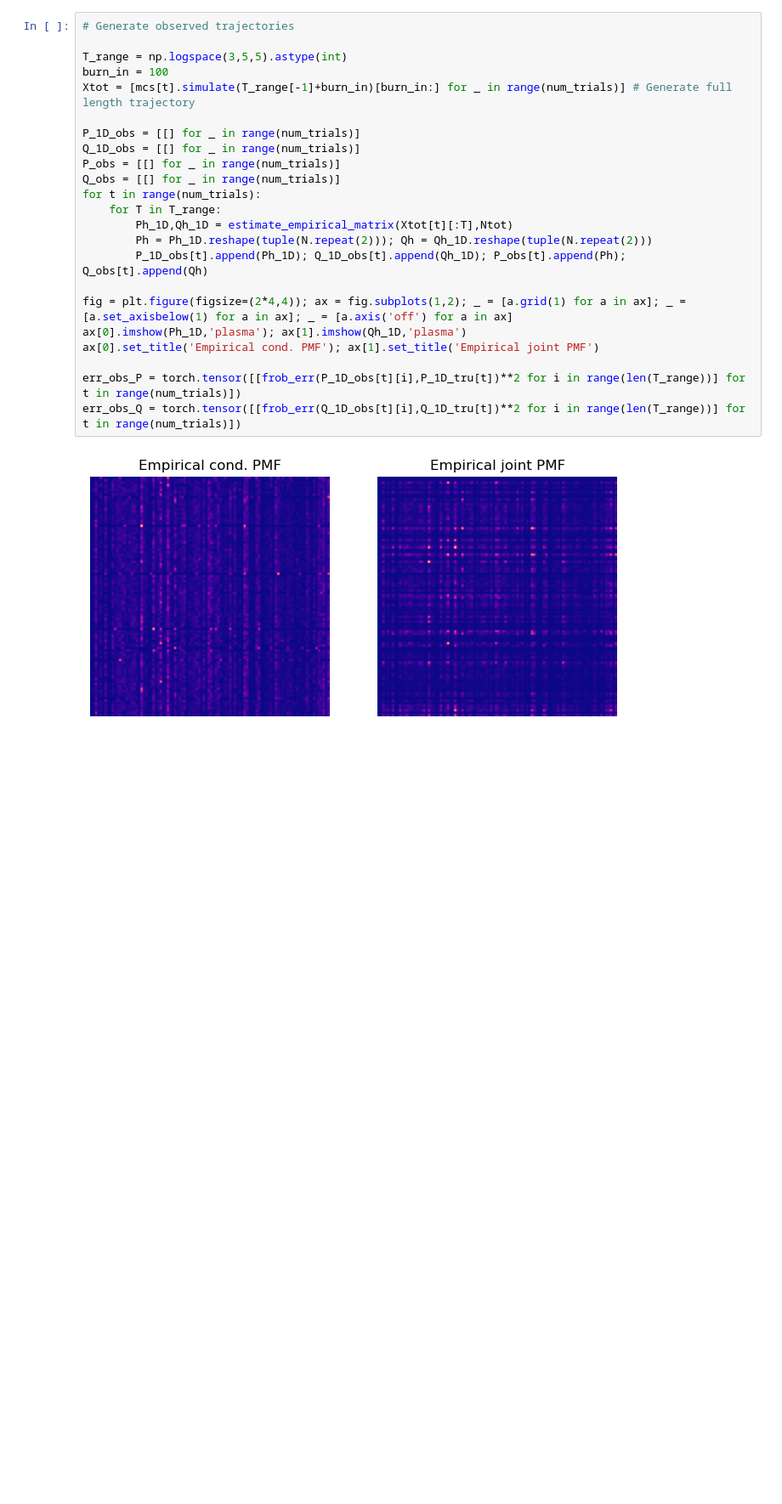
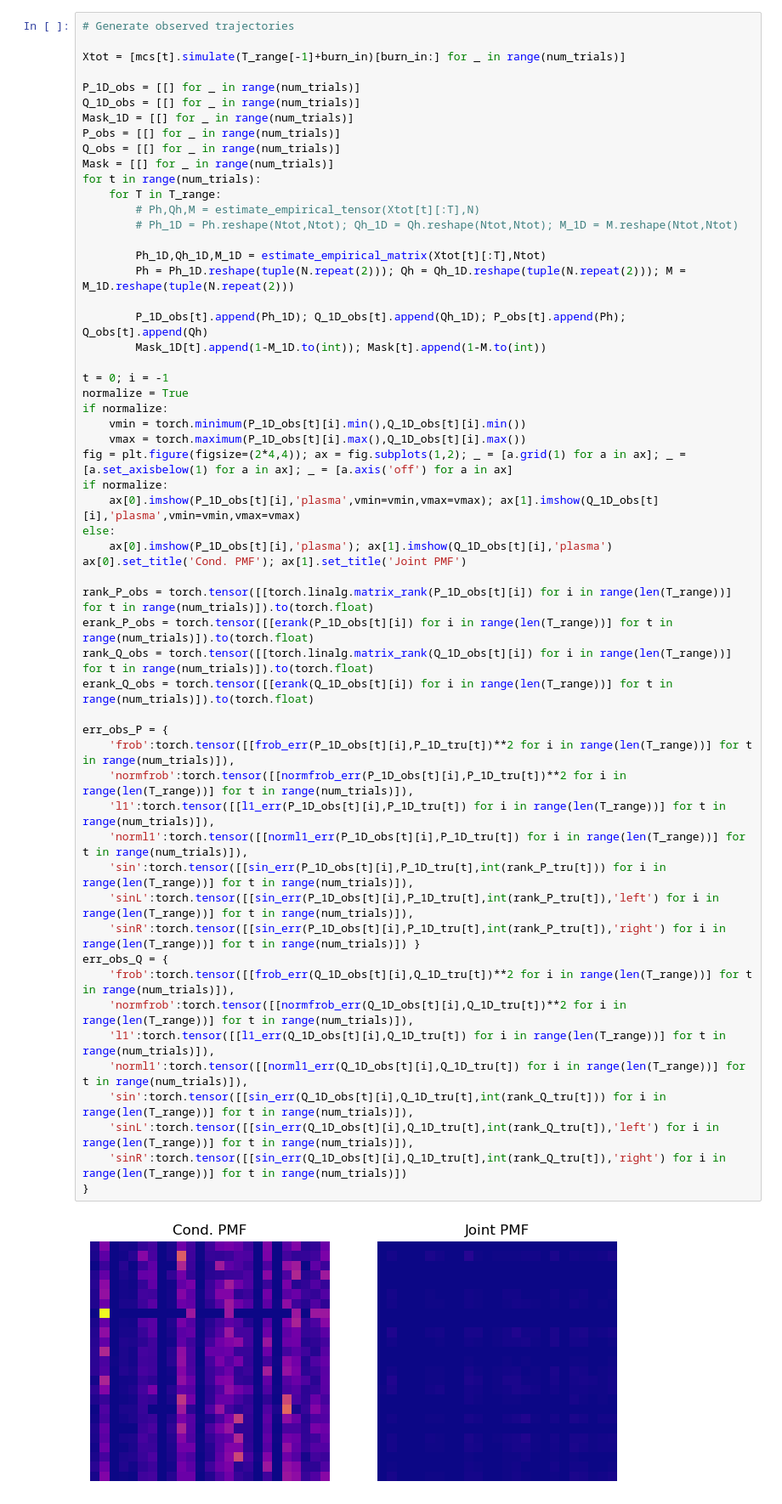
Before and after one commit to sergiorozada12/tensor-mc, a Jupyter notebook: synth_sim_examples.ipynb, the cells around one changed output. Shown at 85% size. Cells and saved outputs as stored; diff of their text form; blank space fills up the shorter version.

```diff
--- a/synth_sim_examples.ipynb
+++ b/synth_sim_examples.ipynb
@@ -42,25 +115,58 @@ Text(0.5, 1.0, 'Joint PMF')
 # %%
 # Generate observed trajectories
 
-T_range = np.logspace(3,5,5).astype(int)
-burn_in = 100
-Xtot = [mcs[t].simulate(T_range[-1]+burn_in)[burn_in:] for _ in range(num_trials)] # Generate full length trajectory
+Xtot = [mcs[t].simulate(T_range[-1]+burn_in)[burn_in:] for _ in range(num_trials)]
 
 P_1D_obs = [[] for _ in range(num_trials)]
 Q_1D_obs = [[] for _ in range(num_trials)]
+Mask_1D = [[] for _ in range(num_trials)]
 P_obs = [[] for _ in range(num_trials)]
 Q_obs = [[] for _ in range(num_trials)]
+Mask = [[] for _ in range(num_trials)]
 for t in range(num_trials):
     for T in T_range:
-        Ph_1D,Qh_1D = estimate_empirical_matrix(Xtot[t][:T],Ntot)
-        Ph = Ph_1D.reshape(tuple(N.repeat(2))); Qh = Qh_1D.reshape(tuple(N.repeat(2)))
+        # Ph,Qh,M = estimate_empirical_tensor(Xtot[t][:T],N)
+        # Ph_1D = Ph.reshape(Ntot,Ntot); Qh_1D = Qh.reshape(Ntot,Ntot); M_1D = M.reshape(Ntot,Ntot)
+
+        Ph_1D,Qh_1D,M_1D = estimate_empirical_matrix(Xtot[t][:T],Ntot)
+        Ph = Ph_1D.reshape(tuple(N.repeat(2))); Qh = Qh_1D.reshape(tuple(N.repeat(2))); M = M_1D.reshape(tuple(N.repeat(2)))
+
         P_1D_obs[t].append(Ph_1D); Q_1D_obs[t].append(Qh_1D); P_obs[t].append(Ph); Q_obs[t].append(Qh)
+        Mask_1D[t].append(1-M_1D.to(int)); Mask[t].append(1-M.to(int))
 
+t = 0; i = -1
+normalize = True
+if normalize:
+    vmin = torch.minimum(P_1D_obs[t][i].min(),Q_1D_obs[t][i].min())
+    vmax = torch.maximum(P_1D_obs[t][i].max(),Q_1D_obs[t][i].max())
 fig = plt.figure(figsize=(2*4,4)); ax = fig.subplots(1,2); _ = [a.grid(1) for a in ax]; _ = [a.set_axisbelow(1) for a in ax]; _ = [a.axis('off') for a in ax]
-ax[0].imshow(Ph_1D,'plasma'); ax[1].imshow(Qh_1D,'plasma')
-ax[0].set_title('Empirical cond. PMF'); ax[1].set_title('Empirical joint PMF')
+if normalize:
+    ax[0].imshow(P_1D_obs[t][i],'plasma',vmin=vmin,vmax=vmax); ax[1].imshow(Q_1D_obs[t][i],'plasma',vmin=vmin,vmax=vmax)
+else:
+    ax[0].imshow(P_1D_obs[t][i],'plasma'); ax[1].imshow(Q_1D_obs[t][i],'plasma')
+ax[0].set_title('Cond. PMF'); ax[1].set_title('Joint PMF')
 
-err_obs_P = torch.tensor([[frob_err(P_1D_obs[t][i],P_1D_tru[t])**2 for i in range(len(T_range))] for t in range(num_trials)])
-err_obs_Q = torch.tensor([[frob_err(Q_1D_obs[t][i],Q_1D_tru[t])**2 for i in range(len(T_range))] for t in range(num_trials)])
+rank_P_obs = torch.tensor([[torch.linalg.matrix_rank(P_1D_obs[t][i]) for i in range(len(T_range))] for t in range(num_trials)]).to(torch.float)
+erank_P_obs = torch.tensor([[erank(P_1D_obs[t][i]) for i in range(len(T_range))] for t in range(num_trials)]).to(torch.float)
+rank_Q_obs = torch.tensor([[torch.linalg.matrix_rank(Q_1D_obs[t][i]) for i in range(len(T_range))] for t in range(num_trials)]).to(torch.float)
+erank_Q_obs = torch.tensor([[erank(Q_1D_obs[t][i]) for i in range(len(T_range))] for t in range(num_trials)]).to(torch.float)
+
+err_obs_P = {
+    'frob':torch.tensor([[frob_err(P_1D_obs[t][i],P_1D_tru[t])**2 for i in range(len(T_range))] for t in range(num_trials)]),
+    'normfrob':torch.tensor([[normfrob_err(P_1D_obs[t][i],P_1D_tru[t])**2 for i in range(len(T_range))] for t in range(num_trials)]),
+    'l1':torch.tensor([[l1_err(P_1D_obs[t][i],P_1D_tru[t]) for i in range(len(T_range))] for t in range(num_trials)]),
+    'norml1':torch.tensor([[norml1_err(P_1D_obs[t][i],P_1D_tru[t]) for i in range(len(T_range))] for t in range(num_trials)]),
+    'sin':torch.tensor([[sin_err(P_1D_obs[t][i],P_1D_tru[t],int(rank_P_tru[t])) for i in range(len(T_range))] for t in range(num_trials)]),
+    'sinL':torch.tensor([[sin_err(P_1D_obs[t][i],P_1D_tru[t],int(rank_P_tru[t]),'left') for i in range(len(T_range))] for t in range(num_trials)]),
+    'sinR':torch.tensor([[sin_err(P_1D_obs[t][i],P_1D_tru[t],int(rank_P_tru[t]),'right') for i in range(len(T_range))] for t in range(num_trials)]) }
+err_obs_Q = {
+    'frob':torch.tensor([[frob_err(Q_1D_obs[t][i],Q_1D_tru[t])**2 for i in range(len(T_range))] for t in range(num_trials)]),
+    'normfrob':torch.tensor([[normfrob_err(Q_1D_obs[t][i],Q_1D_tru[t])**2 for i in range(len(T_range))] for t in range(num_trials)]),
+    'l1':torch.tensor([[l1_err(Q_1D_obs[t][i],Q_1D_tru[t]) for i in range(len(T_range))] for t in range(num_trials)]),
+    'norml1':torch.tensor([[norml1_err(Q_1D_obs[t][i],Q_1D_tru[t]) for i in range(len(T_range))] for t in range(num_trials)]),
+    'sin':torch.tensor([[sin_err(Q_1D_obs[t][i],Q_1D_tru[t],int(rank_Q_tru[t])) for i in range(len(T_range))] for t in range(num_trials)]),
+    'sinL':torch.tensor([[sin_err(Q_1D_obs[t][i],Q_1D_tru[t],int(rank_Q_tru[t]),'left') for i in range(len(T_range))] for t in range(num_trials)]),
+    'sinR':torch.tensor([[sin_err(Q_1D_obs[t][i],Q_1D_tru[t],int(rank_Q_tru[t]),'right') for i in range(len(T_range))] for t in range(num_trials)])
+}
 # %% [output]
-[figure, old version]
+[figure, new version]
```
Also changed, not shown: parts of 13 cells of this notebook, 5 other files.
